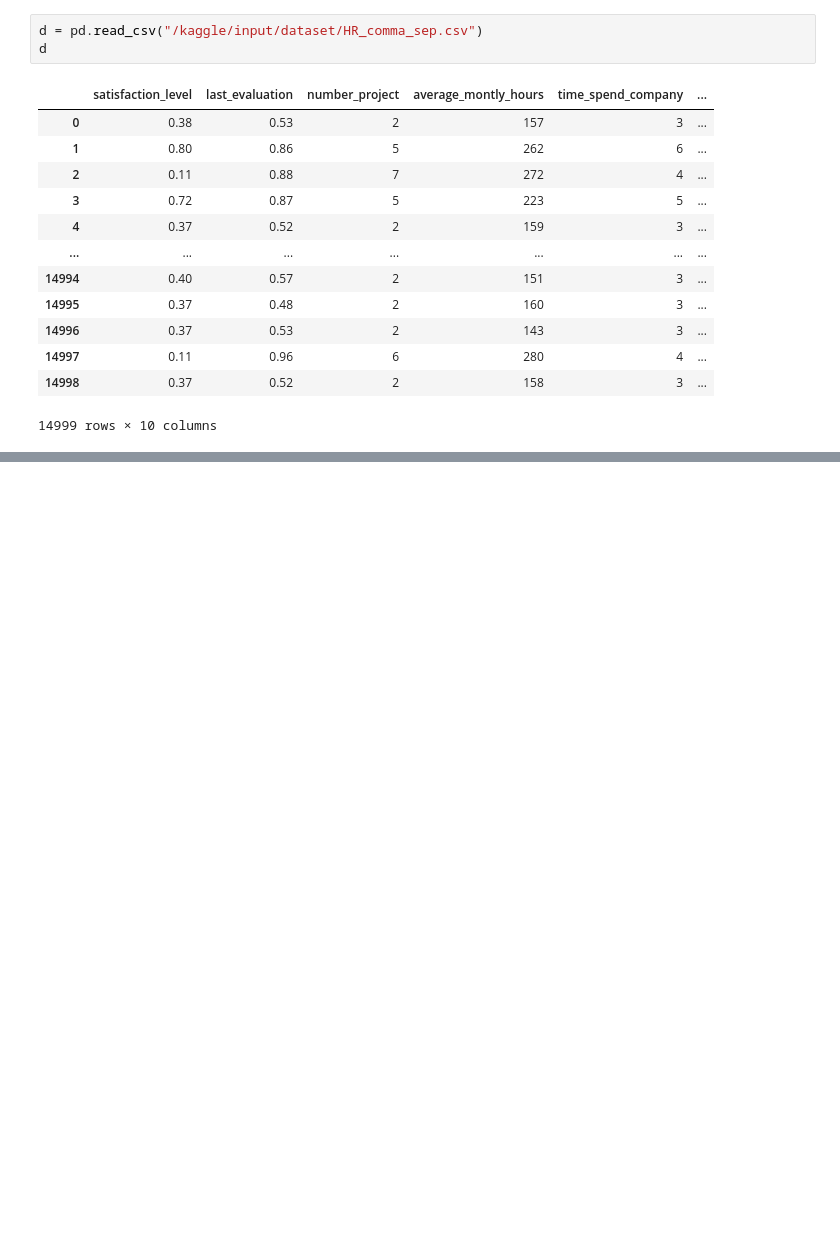
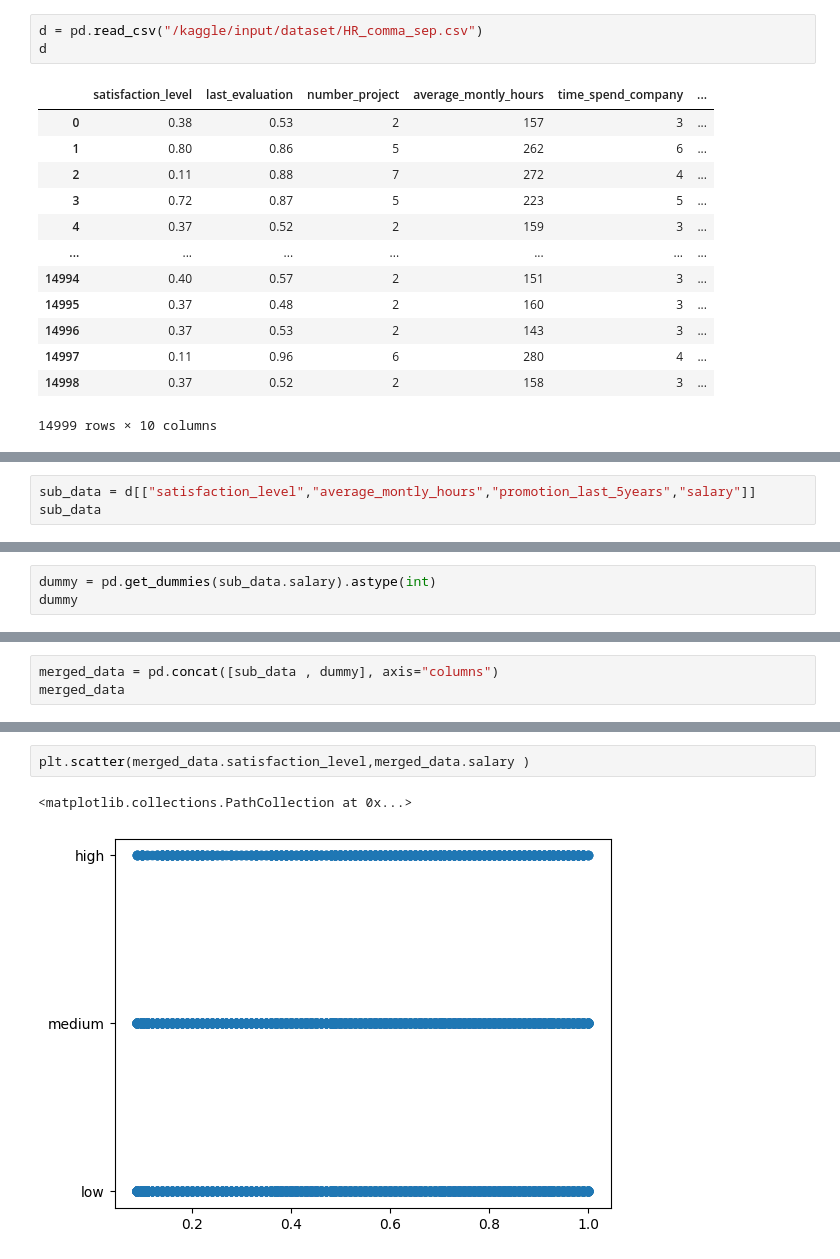
Before and after one commit to Shadoww002/MACHIN-LEARNING, a Jupyter notebook: logistic-regression-binary-classification.ipynb, the cells around one changed output, grey strips where cells are left out. Saved outputs shown, nothing was run; the diff lists cells and outputs as text; blank space fills up the shorter version.

```diff
--- a/logistic-regression-binary-classification.ipynb
+++ b/logistic-regression-binary-classification.ipynb
@@ -106,0 +198,3 @@ d
+# %%
+sub_data = d[["satisfaction_level","average_montly_hours","promotion_last_5years","salary"]]
+sub_data
@@ -106,0 +215,3 @@ d
+# %%
+dummy = pd.get_dummies(sub_data.salary).astype(int)
+dummy
@@ -106,0 +232,3 @@ d
+# %%
+merged_data = pd.concat([sub_data , dummy], axis="columns")
+merged_data
@@ -106,0 +249,5 @@ d
+# %%
+plt.scatter(merged_data.satisfaction_level,merged_data.salary )
+# %% [output]
+<matplotlib.collections.PathCollection at 0x...>
+[figure, added]
```
Also changed, not shown: parts of 21 cells of this notebook.
